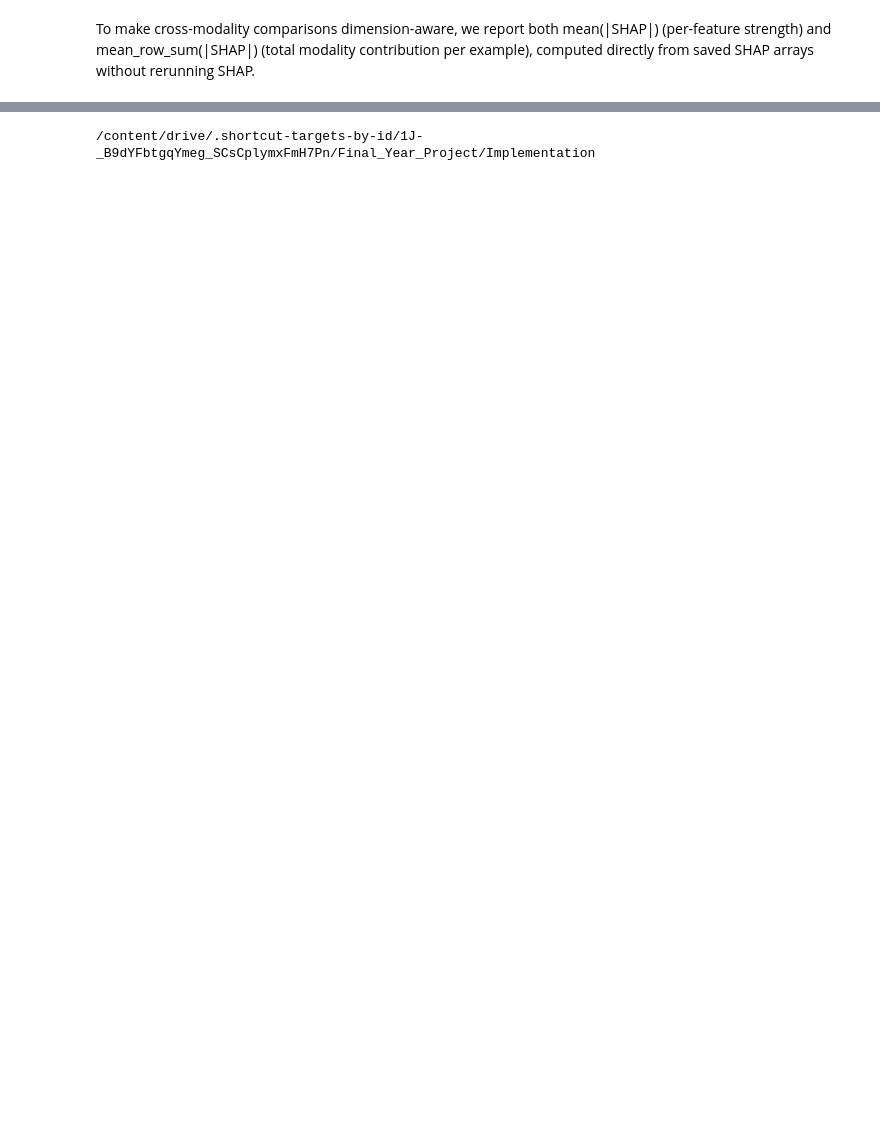
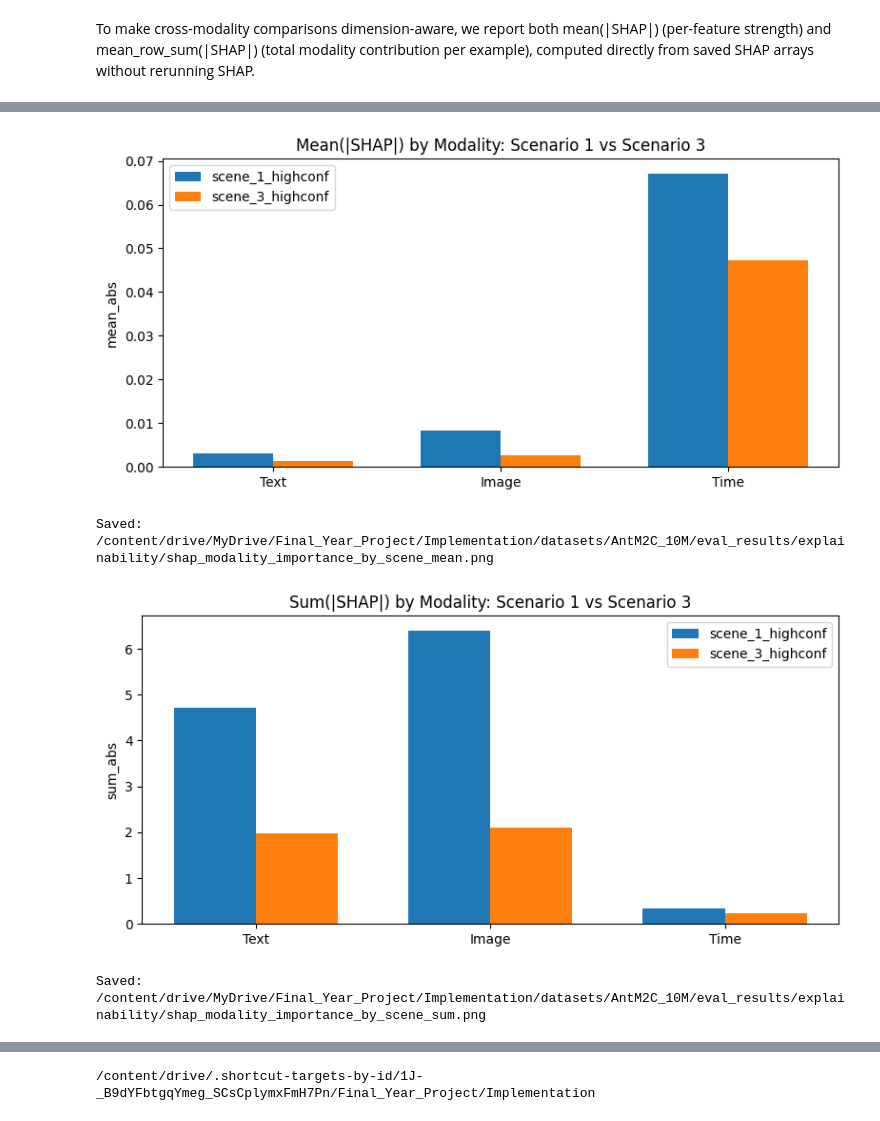
Before and after one commit to sheebaboy33/ColdFusionX, a Jupyter notebook: notebooks/10_explainability.ipynb, the cells around one changed output, grey strips where cells are left out. Saved outputs shown, nothing was run; the diff lists cells and outputs as text; code cells hidden in the pictures; blank space fills up the shorter version.

```diff
--- a/notebooks/10_explainability.ipynb
+++ b/notebooks/10_explainability.ipynb
@@ -1622,0 +1692,18 @@ To make cross-modality comparisons dimension-aware, we report both mean(|SHAP|)
+# %%
+# Scenario 1 vs 3
+plot_modality_bars(
+    shap_sum, "scene_1_highconf", "scene_3_highconf", "mean_abs",
+    "Mean(|SHAP|) by Modality: Scenario 1 vs Scenario 3",
+    os.path.join(explain_dir, "shap_modality_importance_by_scene_mean.png")
+)
+print("\n")
+plot_modality_bars(
+    shap_sum, "scene_1_highconf", "scene_3_highconf", "sum_abs",
+    "Sum(|SHAP|) by Modality: Scenario 1 vs Scenario 3",
+    os.path.join(explain_dir, "shap_modality_importance_by_scene_sum.png")
+)
+# %% [output]
+[figure, added]
+Saved: /content/drive/MyDrive/Final_Year_Project/Implementation/datasets/AntM2C_10M/eval_results/explainability/shap_modality_importance_by_scene_mean.png
+[figure, added]
+Saved: /content/drive/MyDrive/Final_Year_Project/Implementation/datasets/AntM2C_10M/eval_results/explainability/shap_modality_importance_by_scene_sum.png
```
Also changed, not shown: parts of 18 cells of this notebook.
